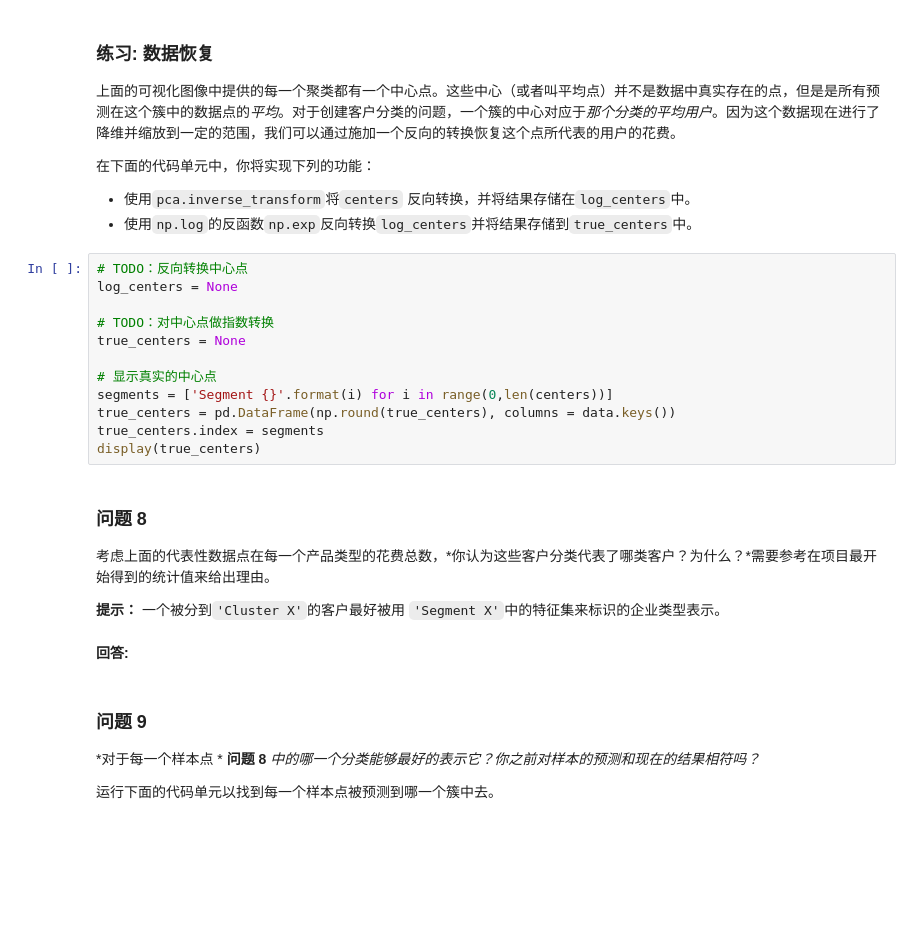
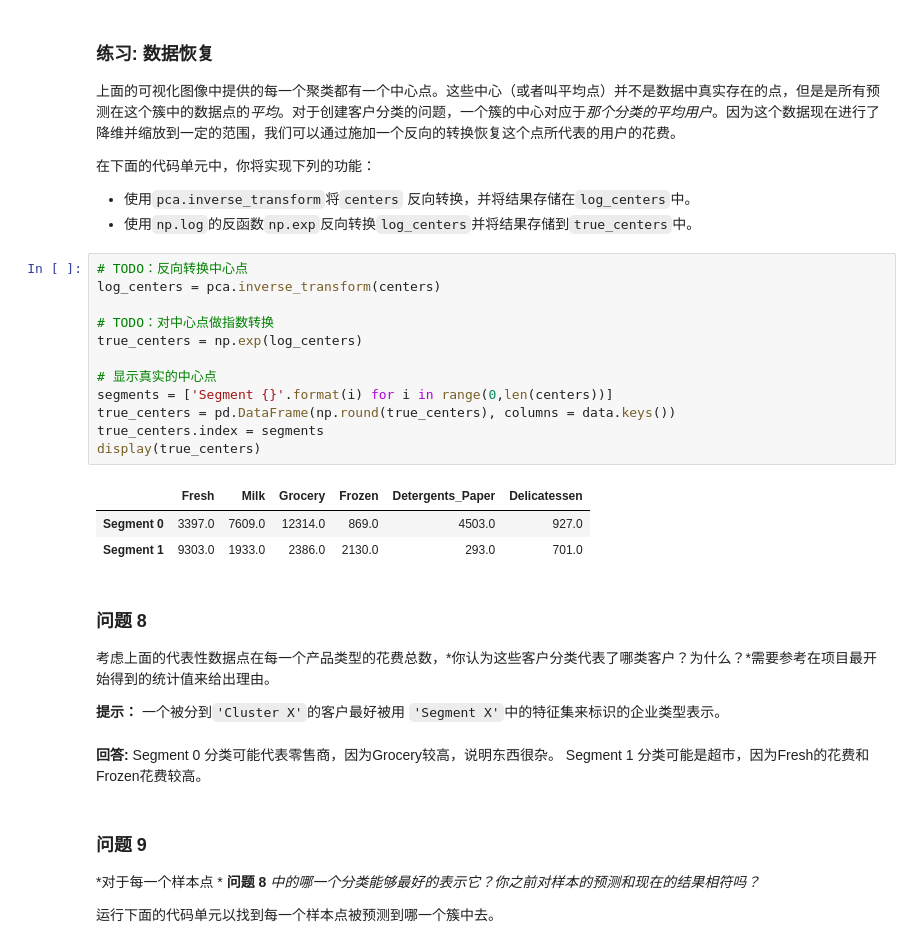
Before and after one commit to Rheasilvia/creating_customer_segments, a Jupyter notebook: customer_segments.ipynb, the cells around one changed output. Cells and saved outputs as stored; diff of their text form; blank space fills up the shorter version.

```diff
--- a/customer_segments.ipynb
+++ b/customer_segments.ipynb
@@ -430,23 +430,29 @@ vs.cluster_results(reduced_data, preds, centers, pca_samples)
  - 使用`np.log`的反函数`np.exp`反向转换`log_centers`并将结果存储到`true_centers`中。
 # %%
 # TODO：反向转换中心点
-log_centers = None
+log_centers = pca.inverse_transform(centers)
 
 # TODO：对中心点做指数转换
-true_centers = None
+true_centers = np.exp(log_centers)
 
 # 显示真实的中心点
 segments = ['Segment {}'.format(i) for i in range(0,len(centers))]
 true_centers = pd.DataFrame(np.round(true_centers), columns = data.keys())
 true_centers.index = segments
 display(true_centers)
+# %% [output]
+|  | Fresh | Milk | Grocery | Frozen | Detergents_Paper | Delicatessen |
+| Segment 0 | 3397.0 | 7609.0 | 12314.0 | 869.0 | 4503.0 | 927.0 |
+| Segment 1 | 9303.0 | 1933.0 | 2386.0 | 2130.0 | 293.0 | 701.0 |
 # %% [markdown]
 ### 问题 8
 考虑上面的代表性数据点在每一个产品类型的花费总数，*你认为这些客户分类代表了哪类客户？为什么？*需要参考在项目最开始得到的统计值来给出理由。
 
 **提示：** 一个被分到`'Cluster X'`的客户最好被用 `'Segment X'`中的特征集来标识的企业类型表示。
-# %% [markdown]
-**回答:**
+# %% [markdown]
+**回答:**
+Segment 0 分类可能代表零售商，因为Grocery较高，说明东西很杂。
+Segment 1 分类可能是超市，因为Fresh的花费和Frozen花费较高。
 # %% [markdown]
 ### 问题 9
 *对于每一个样本点 * **问题 8**  *中的哪一个分类能够最好的表示它？你之前对样本的预测和现在的结果相符吗？*
```
Also changed, not shown: parts of 16 cells of this notebook.
